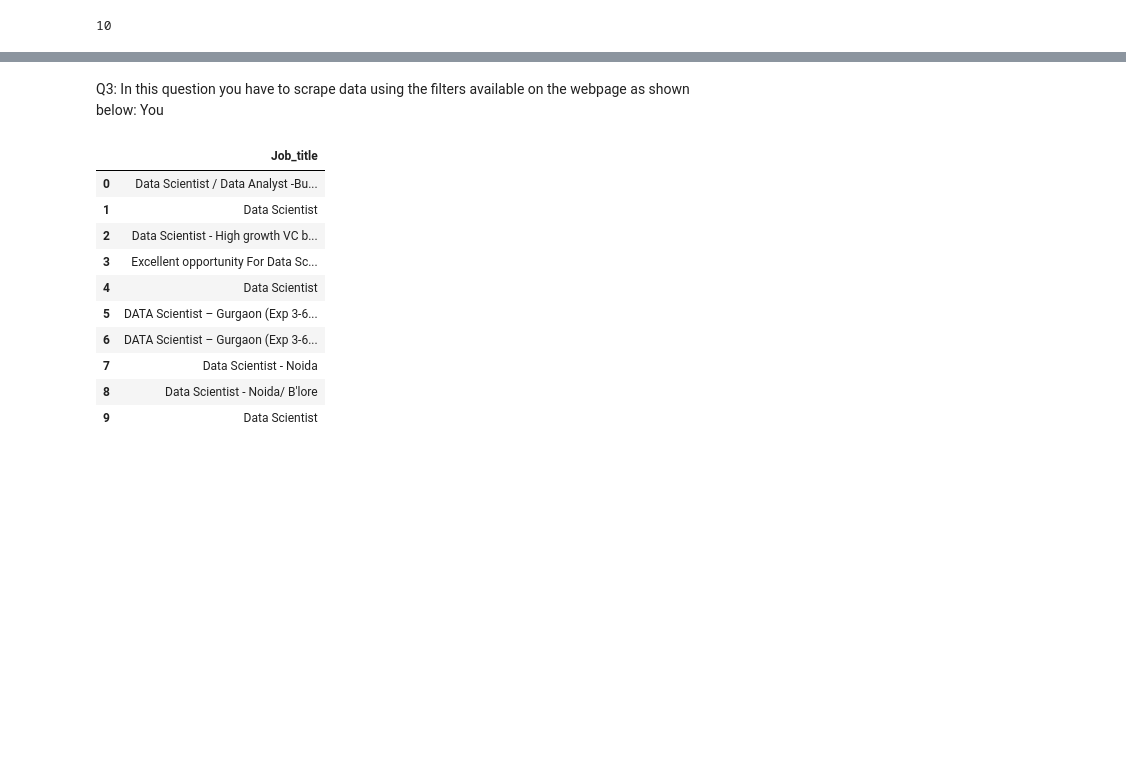
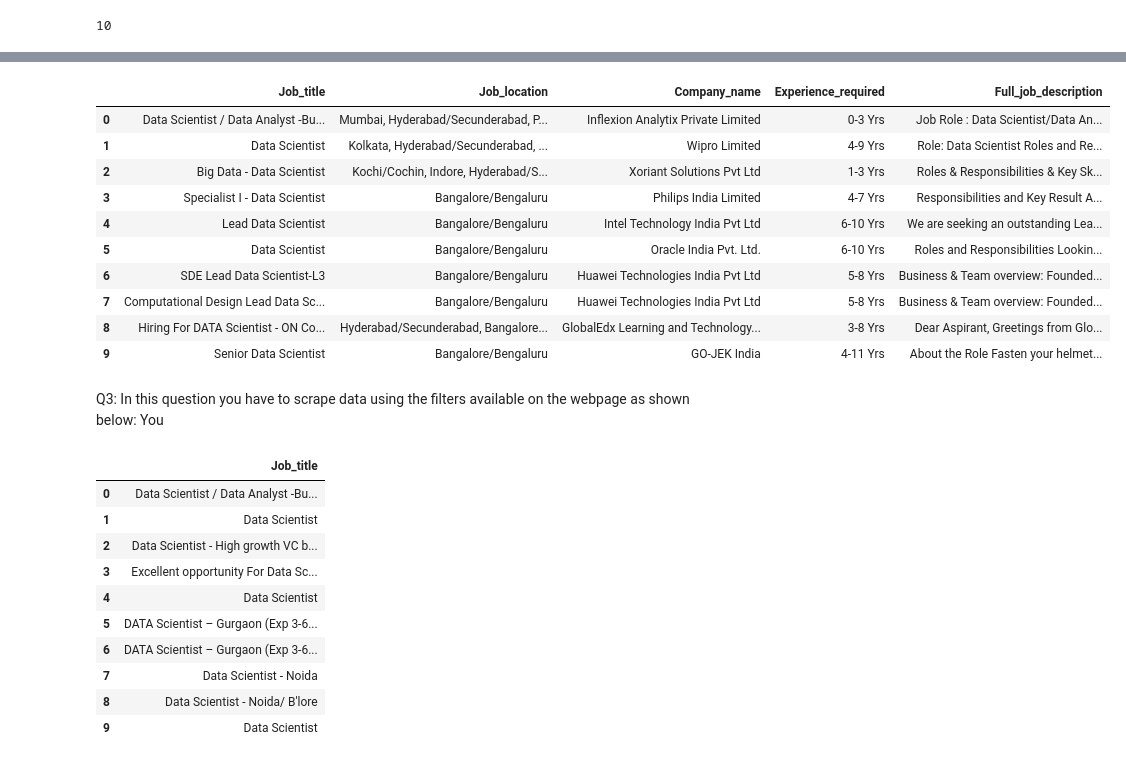
Before and after one commit to allenpaul985/FlipRobo, a Jupyter notebook: WebScraping assignment2-selinium.ipynb, the cells around one changed output, grey strips where cells are left out. Cells and saved outputs as stored; diff of their text form; code cells hidden in the pictures; blank space fills up the shorter version.

```diff
--- a/WebScraping assignment2-selinium.ipynb
+++ b/WebScraping assignment2-selinium.ipynb
@@ -344,3 +345,7 @@ for i in jobdesc:
 ["Job Role : Data Scientist/Data Analyst /Business Analyst\n\nLocation : Chennai/Bangalore/Hyderabad/Pune/Mumbai/Delhi\n\nGreetings from CAIA - Center for Artificial Intelligence & Advanced Analytics\ ...
 ["Job Role : Data Scientist/Data Analyst /Business Analyst\n\nLocation : Chennai/Bangalore/Hyderabad/Pune/Mumbai/Delhi\n\nGreetings from CAIA - Center for Artificial Intelligence & Advanced Analytics\ ...
 ["Job Role : Data Scientist/Data Analyst /Business Analyst\n\nLocation : Chennai/Bangalore/Hyderabad/Pune/Mumbai/Delhi\n\nGreetings from CAIA - Center for Artificial Intelligence & Advanced Analytics\ ...
+# %%
+jobdescriptions = pd.DataFrame(jobdescription)
+jobdescriptions.columns=['Jobdescription']
+jobdescriptions
@@ -346,0 +364,4 @@ for i in jobdesc:
+# %%
+jobdescriptions['Jobdescription']=jobdescriptions['Jobdescription'].str.replace('\\n', '\n').replace('\\t', '\t')
+# %%
+jobdescriptions['Jobdescription']=jobdescriptions['Jobdescription'].str.replace('\n', ' ')
@@ -347,3 +382,19 @@ for i in jobdesc:
+# %%
+First10jobresultsofdatascientist['Full_job_description']=jobdescriptions['Jobdescription']
+First10jobresultsofdatascientist
+#first 10 job-title, job-location, company_name, experience_require and full job dexcription for 'Data scientist' Job position in bangalore
+# %% [output]
+|  | Job_title | Job_location | Company_name | Experience_required | Full_job_description |
+| 0 | Data Scientist / Data Analyst -Bu... | Mumbai, Hyderabad/Secunderabad, P... | Inflexion Analytix Private Limited | 0-3 Yrs | Job Role : Data Scientist/Data An... |
+| 1 | Data Scientist | Kolkata, Hyderabad/Secunderabad, ... | Wipro Limited | 4-9 Yrs | Role: Data Scientist Roles and Re... |
+| 2 | Big Data - Data Scientist | Kochi/Cochin, Indore, Hyderabad/S... | Xoriant Solutions Pvt Ltd | 1-3 Yrs | Roles & Responsibilities & Key Sk... |
+| 3 | Specialist I - Data Scientist | Bangalore/Bengaluru | Philips India Limited | 4-7 Yrs | Responsibilities and Key Result A... |
+| 4 | Lead Data Scientist | Bangalore/Bengaluru | Intel Technology India Pvt Ltd | 6-10 Yrs | We are seeking an outstanding Lea... |
+| 5 | Data Scientist | Bangalore/Bengaluru | Oracle India Pvt. Ltd. | 6-10 Yrs | Roles and Responsibilities Lookin... |
+| 6 | SDE Lead Data Scientist-L3 | Bangalore/Bengaluru | Huawei Technologies India Pvt Ltd | 5-8 Yrs | Business & Team overview: Founded... |
+| 7 | Computational Design Lead Data Sc... | Bangalore/Bengaluru | Huawei Technologies India Pvt Ltd | 5-8 Yrs | Business & Team overview: Founded... |
+| 8 | Hiring For DATA Scientist - ON Co... | Hyderabad/Secunderabad, Bangalore... | GlobalEdx Learning and Technology... | 3-8 Yrs | Dear Aspirant, Greetings from Glo... |
+| 9 | Senior Data Scientist | Bangalore/Bengaluru | GO-JEK India | 4-11 Yrs | About the Role Fasten your helmet... |
 # %% [markdown]
 Q3: In this question you have to scrape data using the filters available on the webpage as shown below:
 You
```
Also changed, not shown: parts of 11 cells of this notebook.
